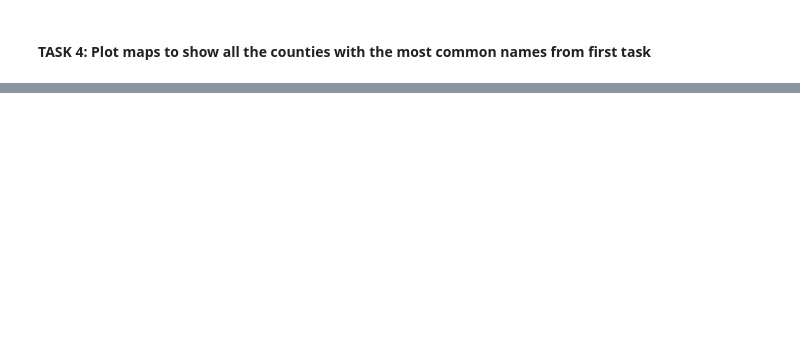
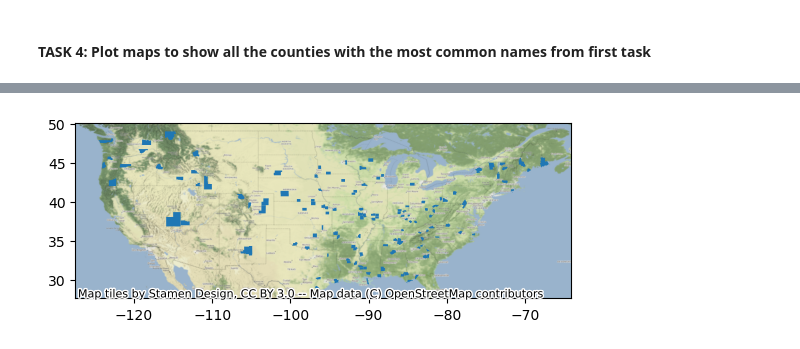
Before and after one commit to amycarrillo164/GTECH732-GeoComputation, a Jupyter notebook: Assignment_8/HW_8.ipynb, the cells around one changed output, grey strips where cells are left out. Saved outputs shown, nothing was run; the diff lists cells and outputs as text; code cells hidden in the pictures; blank space fills up the shorter version.

```diff
--- a/Assignment_8/HW_8.ipynb
+++ b/Assignment_8/HW_8.ipynb
@@ -229,0 +274,5 @@ merged_data.sample(5)
+# %%
+ax = map_data_plot.plot(zorder=2)
+cx.add_basemap(ax, crs=map_data_plot.crs)
+# %% [output]
+[figure, added]
```
Also changed, not shown: parts of 13 cells of this notebook.
